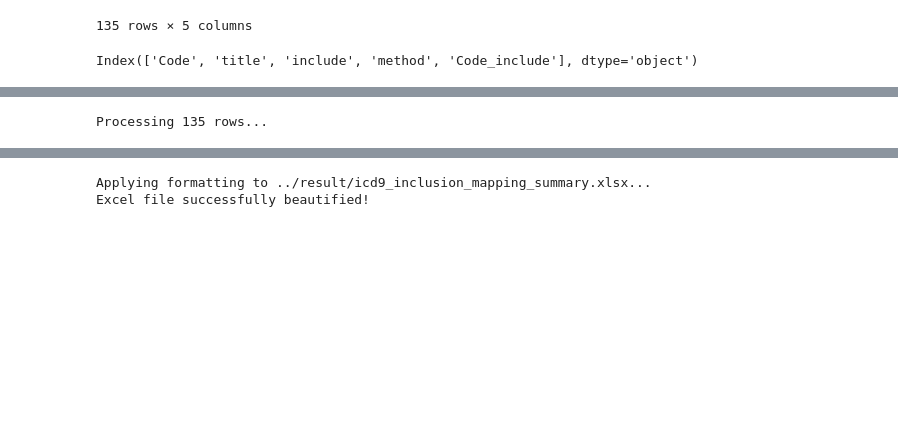
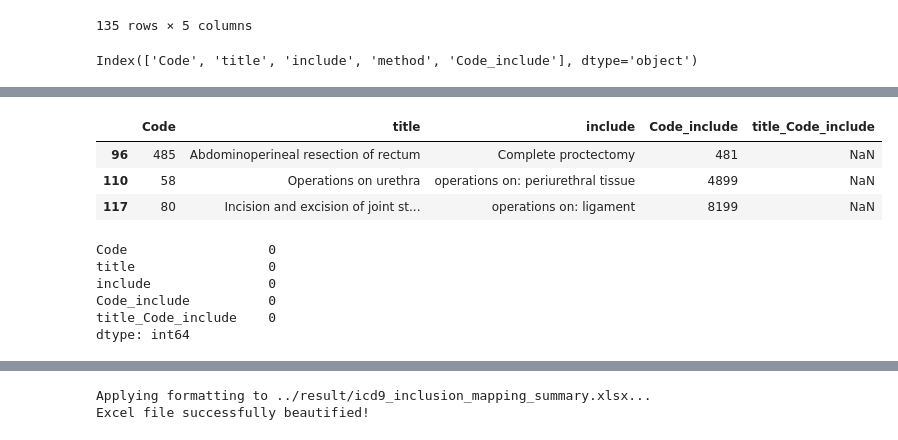
Before and after one commit to tamsopanat/icd9_deduplication, a Jupyter notebook: script/ai_check.ipynb, the cells around one changed output, grey strips where cells are left out. Drawn from its saved outputs; the diff is of its cells as text; code cells hidden in the pictures; blank space fills up the shorter version.

```diff
--- a/script/ai_check.ipynb
+++ b/script/ai_check.ipynb
@@ -95,9 +95,27 @@ df_prep_ai
 | 133 | 967 | Other continuous invasive mechani... | BiPAP delivered through endotrach... | 9390 | Non-invasive mechanical ventilation |
 | 134 | 967 | Other continuous invasive mechani... | Endotracheal respiratory assistance | 3961 | Extracorporeal circulation auxili... |
 135 rows × 5 columns
+# %%
+display(df_prep_ai[df_prep_ai['title_Code_include'].isna()])
+# manual fill
+replacements = {96: "Proctostomy", 110: "Saucerization rectum", 117: "ligament NEC"}
+# Fill only those specific missing indices
+df_prep_ai['title_Code_include'] = df_prep_ai['title_Code_include'].fillna(pd.Series(replacements))
+df_prep_ai.isna().sum()
+# %% [output]
+|  | Code | title | include | Code_include | title_Code_include |
+| 96 | 485 | Abdominoperineal resection of rectum | Complete proctectomy | 481 | NaN |
+| 110 | 58 | Operations on urethra | operations on: periurethral tissue | 4899 | NaN |
+| 117 | 80 | Incision and excision of joint st... | operations on: ligament | 8199 | NaN |
+Code                  0
+title                 0
+include               0
+Code_include          0
+title_Code_include    0
+dtype: int64
 # %%
 all_input = []
-for index, row in tqdm(df_prep_ai.iterrows(), total=len(df_prep_ai)):
+for index, row in df_prep_ai.iterrows():
 
     p = f"""Parent Category:
 - Title: {row['title']}
@@ -106,8 +124,6 @@ for index, row in tqdm(df_prep_ai.iterrows(), total=len(df_prep_ai)):
 Target Code to verify:
 - Title: {row['title_Code_include']}"""
     all_input.append(p)
-# %% [output]
-Processing 135 rows...
 # %%
 for i in range(0, len(all_input), 10):
     chunk = all_input[i:i+10]
```
Also changed, not shown: parts of 7 cells of this notebook, 32 other files.
